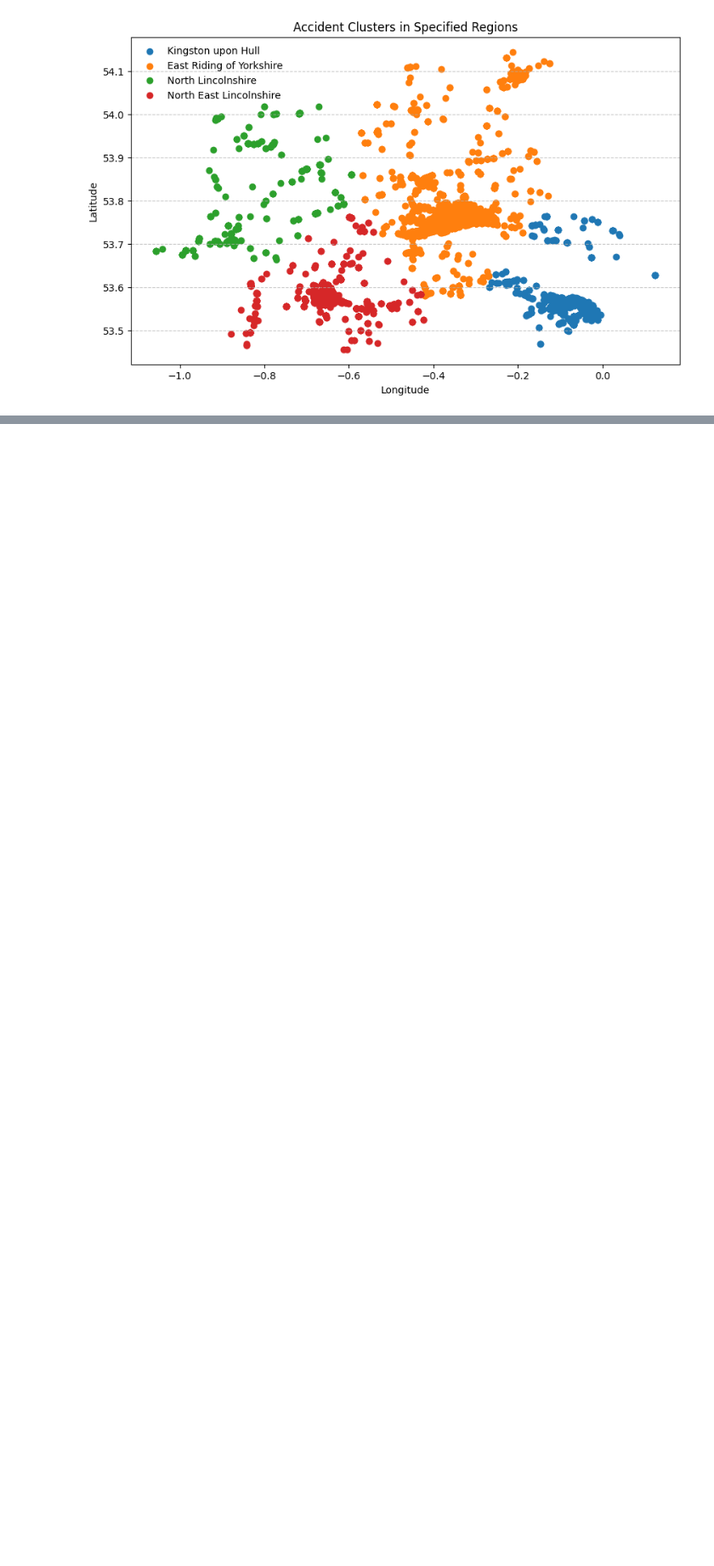
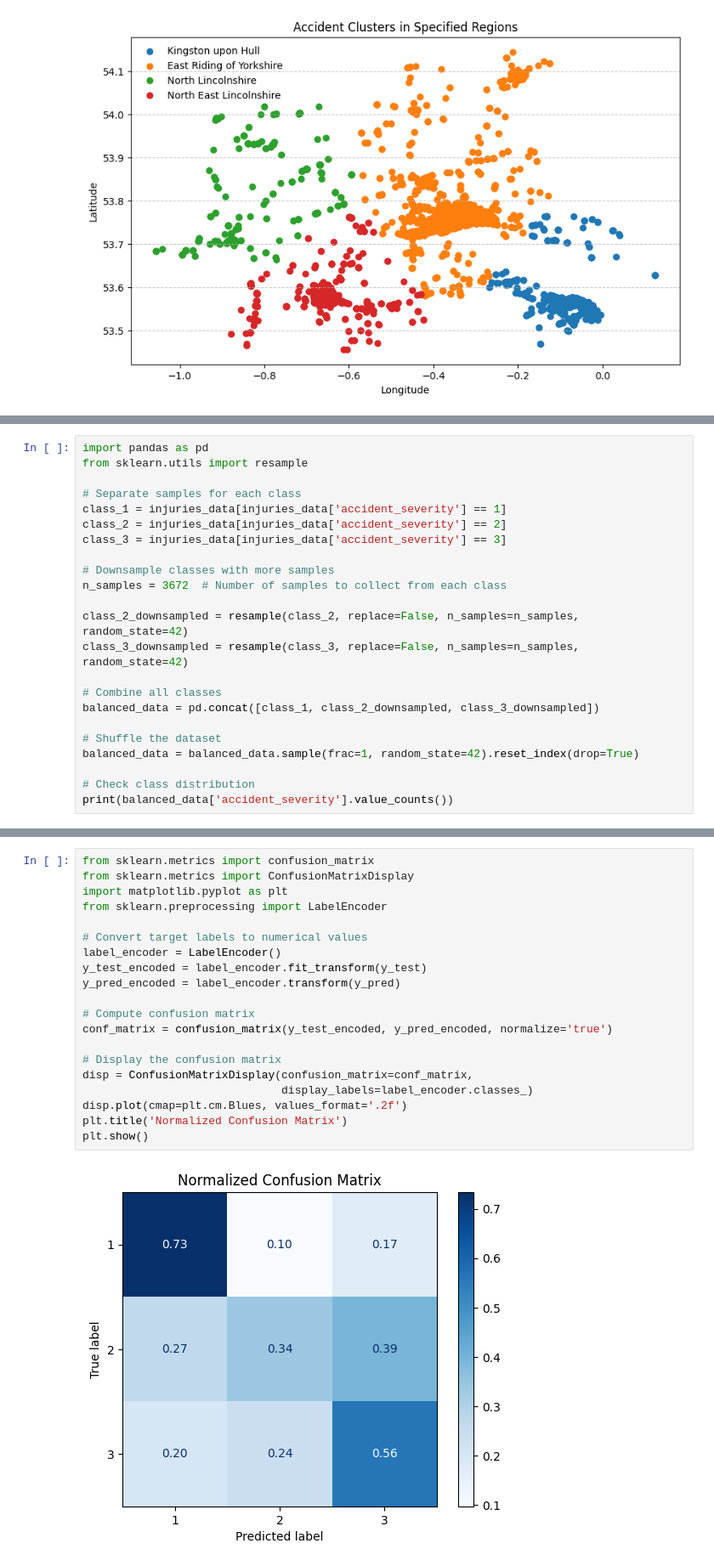
Before and after one commit to usm1ai/Accident_Prediction, a Jupyter notebook: Accident_Pro.ipynb, the cells around one changed output, grey strips where cells are left out. Shown at 85% size. Saved outputs shown, nothing was run; the diff lists cells and outputs as text; blank space fills up the shorter version.

```diff
--- a/Accident_Pro.ipynb
+++ b/Accident_Pro.ipynb
@@ -411,0 +521,23 @@ plt.show()
+# %%
+import pandas as pd
+from sklearn.utils import resample
+
+# Separate samples for each class
+class_1 = injuries_data[injuries_data['accident_severity'] == 1]
+class_2 = injuries_data[injuries_data['accident_severity'] == 2]
+class_3 = injuries_data[injuries_data['accident_severity'] == 3]
+
+# Downsample classes with more samples
+n_samples = 3672  # Number of samples to collect from each class
+
+class_2_downsampled = resample(class_2, replace=False, n_samples=n_samples, random_state=42)
+class_3_downsampled = resample(class_3, replace=False, n_samples=n_samples, random_state=42)
+
+# Combine all classes
+balanced_data = pd.concat([class_1, class_2_downsampled, class_3_downsampled])
+
+# Shuffle the dataset
+balanced_data = balanced_data.sample(frac=1, random_state=42).reset_index(drop=True)
+
+# Check class distribution
+print(balanced_data['accident_severity'].value_counts())
@@ -411,0 +591,22 @@ plt.show()
+# %%
+from sklearn.metrics import confusion_matrix
+from sklearn.metrics import ConfusionMatrixDisplay
+import matplotlib.pyplot as plt
+from sklearn.preprocessing import LabelEncoder
+
+# Convert target labels to numerical values
+label_encoder = LabelEncoder()
+y_test_encoded = label_encoder.fit_transform(y_test)
+y_pred_encoded = label_encoder.transform(y_pred)
+
+# Compute confusion matrix
+conf_matrix = confusion_matrix(y_test_encoded, y_pred_encoded, normalize='true')
+
+# Display the confusion matrix
+disp = ConfusionMatrixDisplay(confusion_matrix=conf_matrix,
+                              display_labels=label_encoder.classes_)
+disp.plot(cmap=plt.cm.Blues, values_format='.2f')
+plt.title('Normalized Confusion Matrix')
+plt.show()
+# %% [output]
+[figure, added]
```
Also changed, not shown: parts of 11 cells of this notebook.
